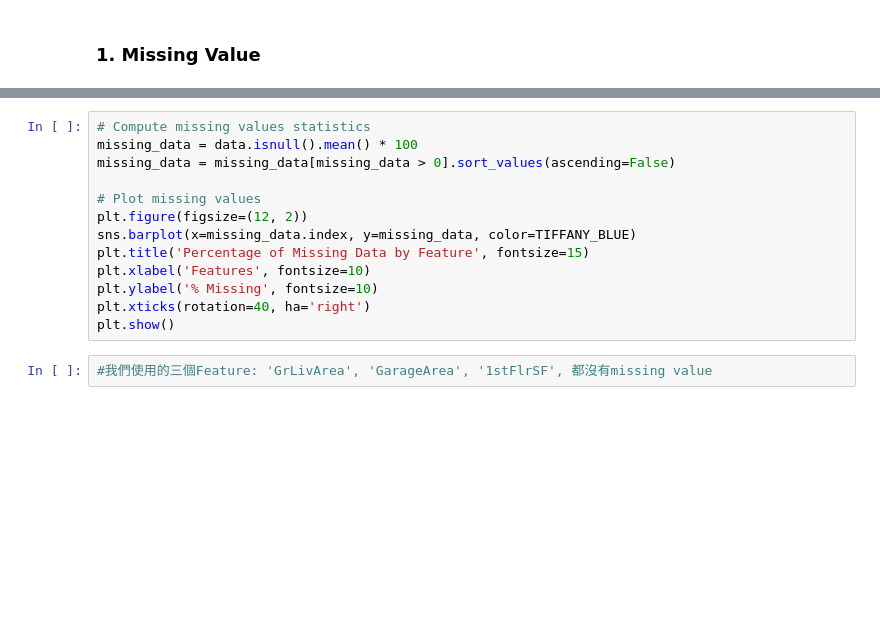
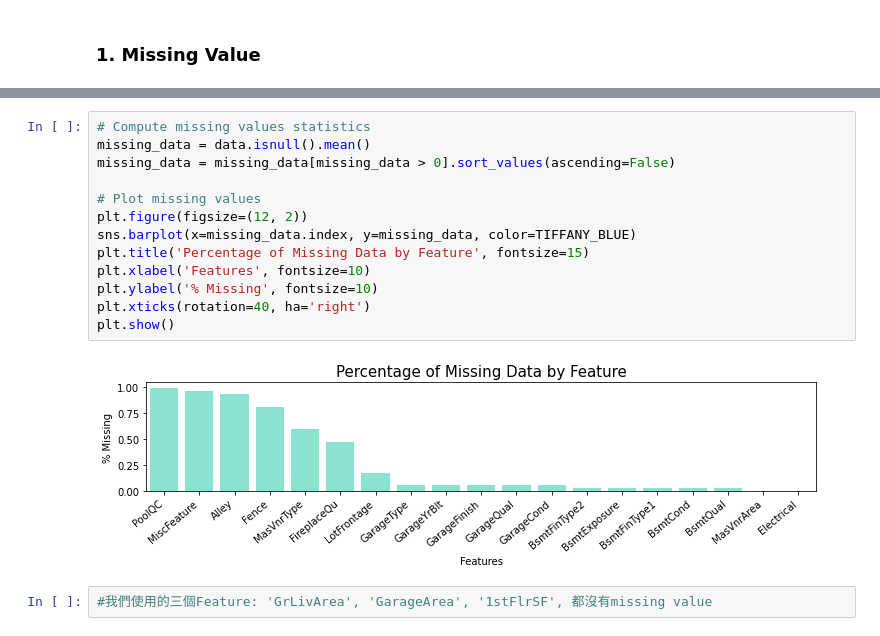
Before and after one commit to Backlu/hands-on-lab-python-and-machine-learning, a Jupyter notebook: Lab_4_Data_Exploration/lab4_eda.ipynb, the cells around one changed output, grey strips where cells are left out. Cells and saved outputs as stored; diff of their text form; blank space fills up the shorter version.

```diff
--- a/Lab_4_Data_Exploration/lab4_eda.ipynb
+++ b/Lab_4_Data_Exploration/lab4_eda.ipynb
@@ -20,16 +81,18 @@ data = pd.read_csv('../data/train.csv')
 # %%
 # Compute missing values statistics
-missing_data = data.isnull().mean() * 100
+missing_data = data.isnull().mean()
 missing_data = missing_data[missing_data > 0].sort_values(ascending=False)
 
 # Plot missing values
 plt.figure(figsize=(12, 2))
 sns.barplot(x=missing_data.index, y=missing_data, color=TIFFANY_BLUE)
 plt.title('Percentage of Missing Data by Feature', fontsize=15)
 plt.xlabel('Features', fontsize=10)
 plt.ylabel('% Missing', fontsize=10)
 plt.xticks(rotation=40, ha='right')
 plt.show()
+# %% [output]
+[figure, added]
 # %%
 #我們使用的三個Feature: 'GrLivArea', 'GarageArea', '1stFlrSF', 都沒有missing value
 # %% [markdown]
```
Also changed, not shown: parts of 10 cells of this notebook, 4 other files.
